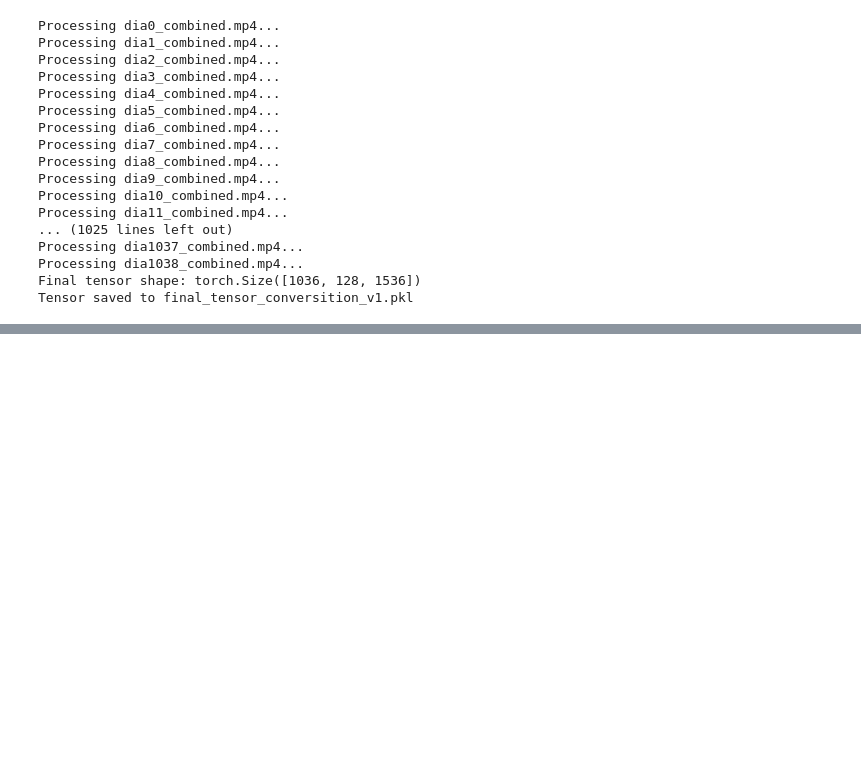
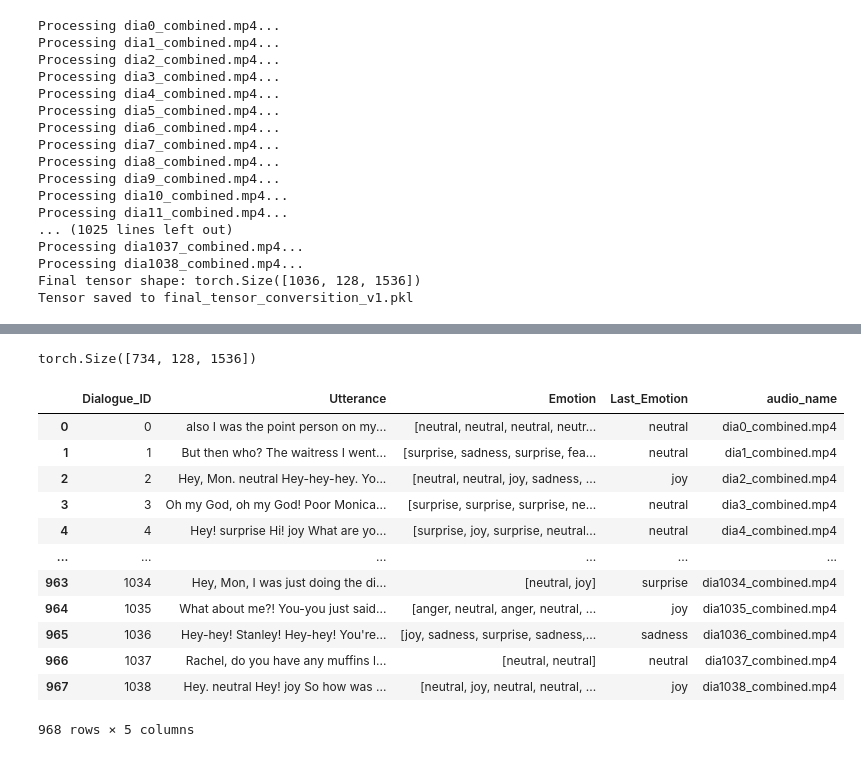
Before and after one commit to TomaAllary/IFT-6759-Advanced-ML-Project, a Jupyter notebook: dataset_MELD.ipynb, the cells around one changed output, grey strips where cells are left out. Cells and saved outputs as stored; diff of their text form; code cells hidden in the pictures; blank space fills up the shorter version.

```diff
--- a/dataset_MELD.ipynb
+++ b/dataset_MELD.ipynb
@@ -193,7 +230,7 @@ df_filtered = df.groupby('Dialogue_ID').apply(lambda x: x.iloc[:-1]).reset_index
 
 # Merge uttence into one row
 # Group by Dialogue ID and concatenate utterances
-df_combined_v2 = df.groupby('Dialogue_ID').agg({
+df_combined_v2 = df_filtered.groupby('Dialogue_ID').agg({
     'Utterance': lambda x: ' '.join(x),  # Combine utterances into one string
     'Emotion': lambda x: list(x),  # Keep emotions as a list
     #'Sentiment': lambda x: list(x)  # Keep sentiments as a list (optional)
@@ -206,6 +243,6 @@ df_combined_v2 = df_combined_v2.merge(last_emotion, on='Dialogue_ID', how='left'
 df_combined_v2['audio_name'] = df_combined_v2['Dialogue_ID'].apply(lambda x: f"dia{x}_combined.mp4")
 
 # Save the processed dataset
-df_combined_v2.to_csv("MELD_combined_v2.csv", index=False)
-print("Processed dataset saved as MELD_combined_v2.csv")
+df_combined_v2.to_csv("MELD_combined_v2.2.csv", index=False)
+print("Processed dataset saved as MELD_combined_v2.2.csv")
 # %% [output]
@@ -435,0 +509,20 @@ Tensor saved to final_tensor_conversition_v2.pkl
+# %%
+embeded_dataset.shape
+# %% [output]
+torch.Size([734, 128, 1536])
+# %%
+df_combined_v2
+# %% [output]
+|  | Dialogue_ID | Utterance | Emotion | Last_Emotion | audio_name |
+| 0 | 0 | also I was the point person on my... | [neutral, neutral, neutral, neutr... | neutral | dia0_combined.mp4 |
+| 1 | 1 | But then who? The waitress I went... | [surprise, sadness, surprise, fea... | neutral | dia1_combined.mp4 |
+| 2 | 2 | Hey, Mon. neutral Hey-hey-hey. Yo... | [neutral, neutral, joy, sadness, ... | joy | dia2_combined.mp4 |
+| 3 | 3 | Oh my God, oh my God! Poor Monica... | [surprise, surprise, surprise, ne... | neutral | dia3_combined.mp4 |
+| 4 | 4 | Hey! surprise Hi! joy What are yo... | [surprise, joy, surprise, neutral... | neutral | dia4_combined.mp4 |
+| ... | ... | ... | ... | ... | ... |
+| 963 | 1034 | Hey, Mon, I was just doing the di... | [neutral, joy] | surprise | dia1034_combined.mp4 |
+| 964 | 1035 | What about me?! You-you just said... | [anger, neutral, anger, neutral, ... | joy | dia1035_combined.mp4 |
+| 965 | 1036 | Hey-hey! Stanley! Hey-hey! You're... | [joy, sadness, surprise, sadness,... | sadness | dia1036_combined.mp4 |
+| 966 | 1037 | Rachel, do you have any muffins l... | [neutral, neutral] | neutral | dia1037_combined.mp4 |
+| 967 | 1038 | Hey. neutral Hey! joy So how was ... | [neutral, joy, neutral, neutral, ... | joy | dia1038_combined.mp4 |
+968 rows × 5 columns
```
Also changed, not shown: parts of 15 cells of this notebook, 6 other files.
